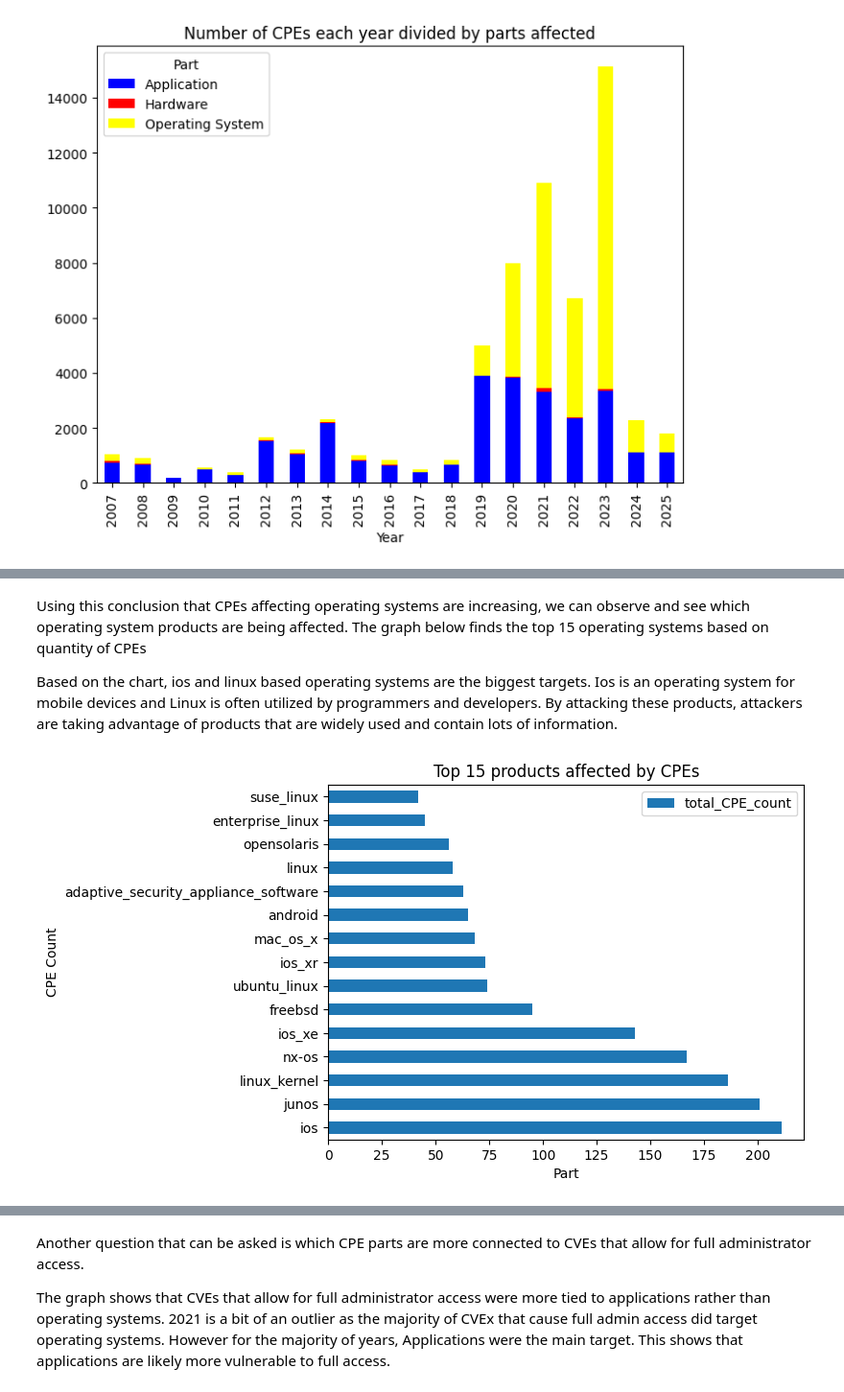
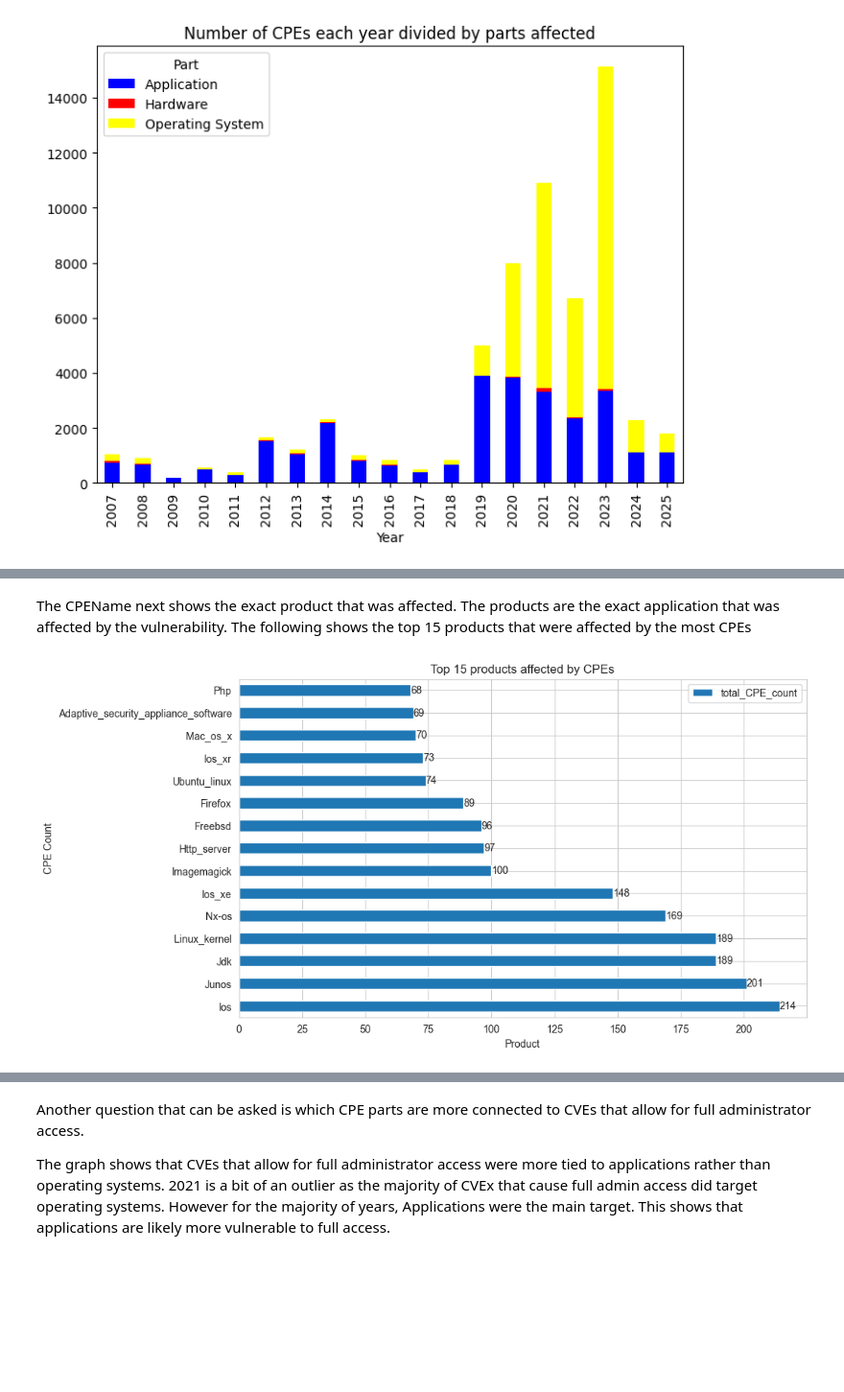
Before and after one commit to edogdu/UCKG, a Jupyter notebook: documents/notebooks/UCKG_Analysis.ipynb, the cells around one changed output, grey strips where cells are left out. Shown at 96% size. Saved outputs shown, nothing was run; the diff lists cells and outputs as text; code cells hidden in the pictures; blank space fills up the shorter version.

```diff
--- a/documents/notebooks/UCKG_Analysis.ipynb
+++ b/documents/notebooks/UCKG_Analysis.ipynb
@@ -364,27 +686,25 @@ Year
 # %% [markdown]
-Using this conclusion that CPEs affecting operating systems are increasing, we can observe and see which operating system products are being affected. The graph below finds the top 15 operating systems based on quantity of CPEs
-
-Based on the chart, ios and linux based operating systems are the biggest targets. Ios is an operating system for mobile devices and Linux is often utilized by programmers and developers. By attacking these products, attackers are taking advantage of products that are widely used and contain lots of information.
+The CPEName next shows the exact product that was affected. The products are the exact application that was affected by the vulnerability. The following shows the top 15 products that were affected by the most CPEs
 # %%
 query = """
 MATCH (n:UcoexCPE)
-WHERE split(n.cpeName, ':')[2] = 'o'
-RETURN COUNT(n) as total_CPE_count, split(n.cpeName, ':')[4] as Part
+RETURN COUNT(n) as total_CPE_count, apoc.text.capitalize(split(n.cpeName, ':')[4]) as Product
 ORDER BY total_CPE_count DESC
 LIMIT 15
 """
 
 params = {}
 count = run_query(query, parameters=params)
 
 #creates a datafram to output the results
 df = pd.DataFrame(count)
 df
 
-df.plot(x='Part', y='total_CPE_count', kind='barh')
+ax = df.plot(x='Product', y='total_CPE_count', kind='barh', figsize=(10, 6))
+ax.bar_label(ax.containers[0])
 plt.title('Top 15 products affected by CPEs')
-plt.xlabel('Part')
+plt.xlabel('Product')
 plt.ylabel('CPE Count')
 plt.show()
 # %% [output]
-[figure, old version]
+[figure, new version]
```
Also changed, not shown: parts of 73 cells of this notebook.
